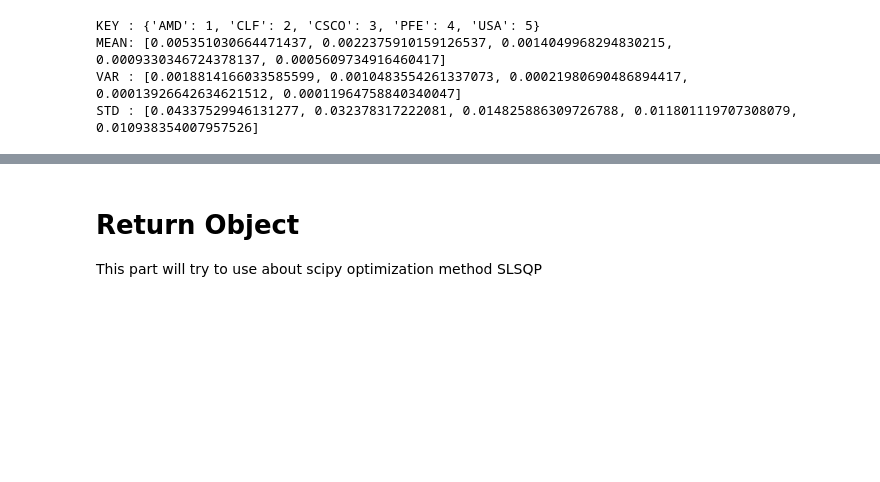
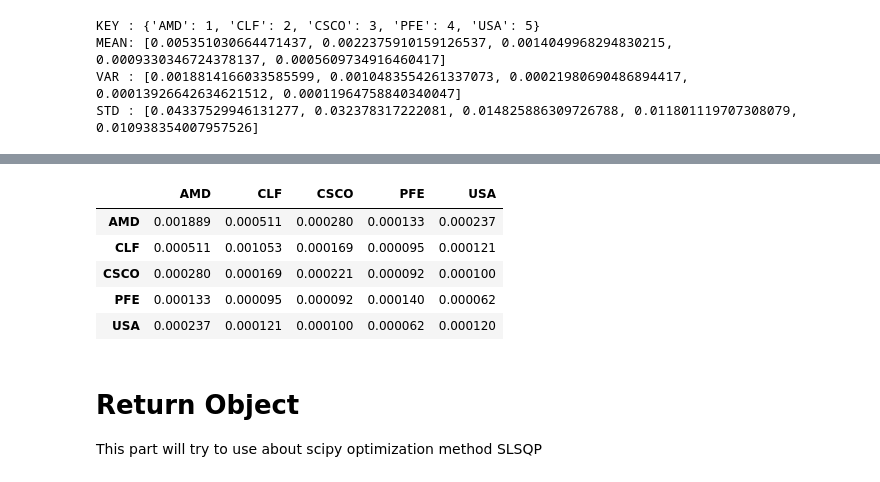
Before and after one commit to SupasanKomonlit/Computational_Finance, a Jupyter notebook: HW_03/HW03_Supasan_Komonlit.ipynb, the cells around one changed output, grey strips where cells are left out. Cells and saved outputs as stored; diff of their text form; code cells hidden in the pictures; blank space fills up the shorter version.

```diff
--- a/HW_03/HW03_Supasan_Komonlit.ipynb
+++ b/HW_03/HW03_Supasan_Komonlit.ipynb
@@ -153,3 +170,12 @@ init = np.full( 5 , 0.2 )
+# %%
+port_data.return_data.cov()
+# %% [output]
+|  | AMD | CLF | CSCO | PFE | USA |
+| AMD | 0.001889 | 0.000511 | 0.000280 | 0.000133 | 0.000237 |
+| CLF | 0.000511 | 0.001053 | 0.000169 | 0.000095 | 0.000121 |
+| CSCO | 0.000280 | 0.000169 | 0.000221 | 0.000092 | 0.000100 |
+| PFE | 0.000133 | 0.000095 | 0.000092 | 0.000140 | 0.000062 |
+| USA | 0.000237 | 0.000121 | 0.000100 | 0.000062 | 0.000120 |
 # %%
 def objective_variance( weights ):
     summation = 0
```
Also changed, not shown: parts of 11 cells of this notebook, 3 other files.
